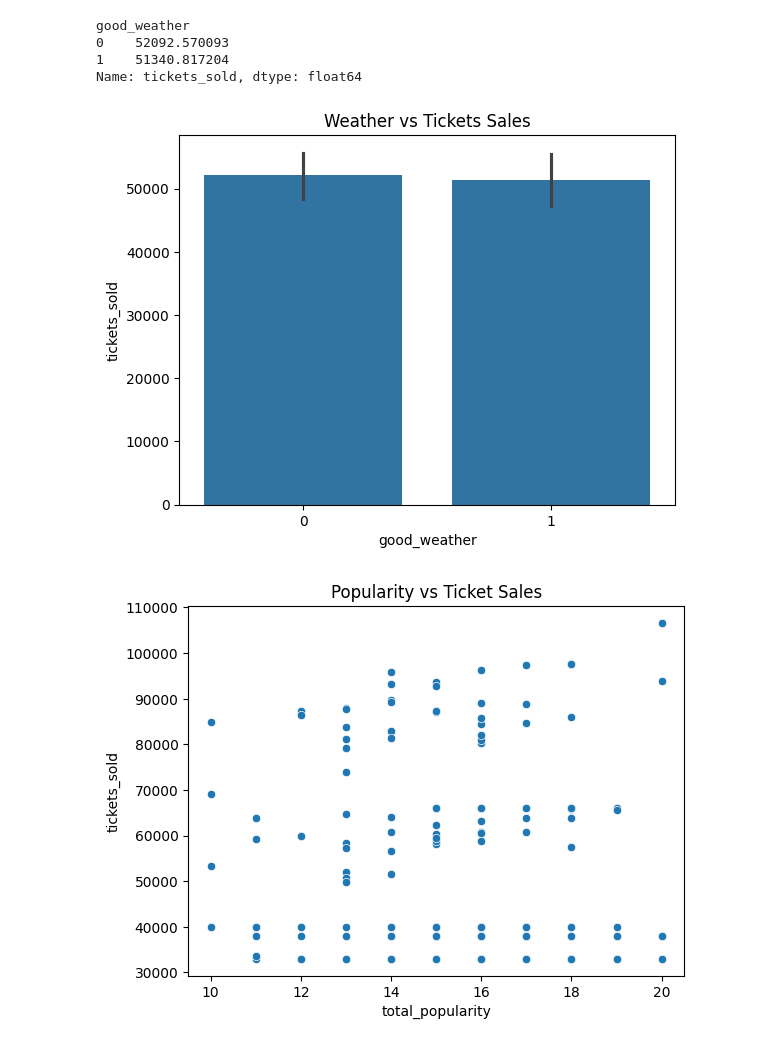
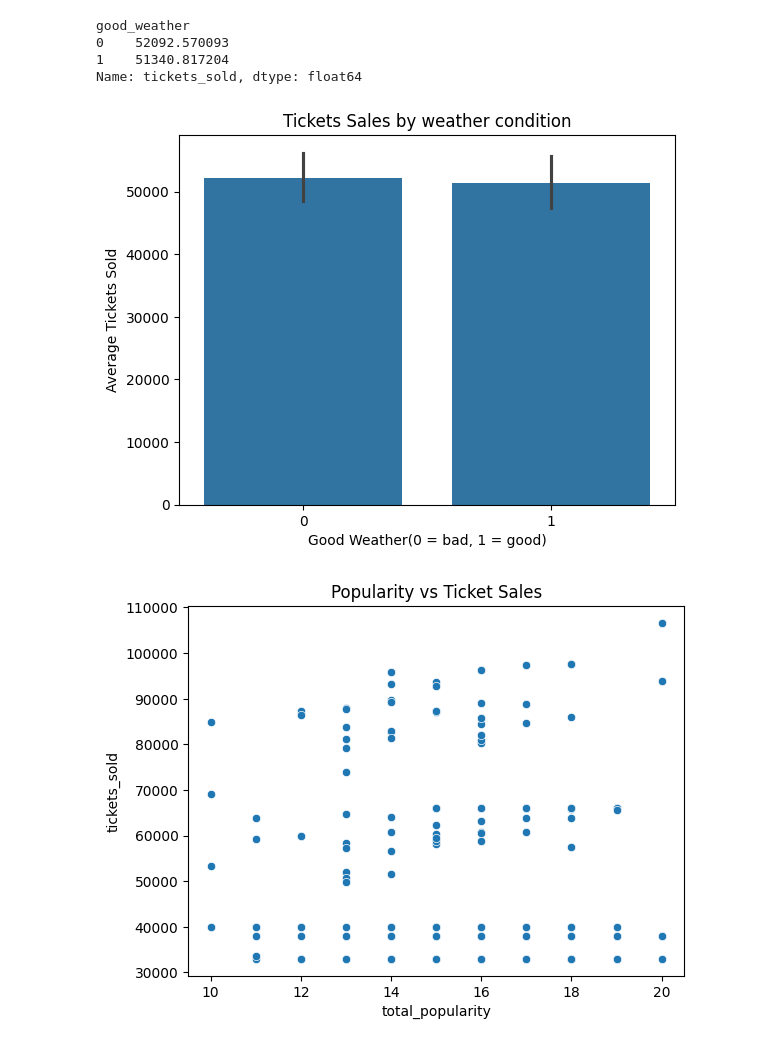
Before and after one commit to KRUPA006/ipl-ticket-demand-forecasting, a Jupyter notebook: notebook/analysis.ipynb, the cells around one changed output. Saved outputs shown, nothing was run; the diff lists cells and outputs as text; code cells hidden in the pictures.

Commit message:
Added model evaluation and improved visuals

```diff
--- a/notebook/analysis.ipynb
+++ b/notebook/analysis.ipynb
@@ -88,11 +88,13 @@ Name: tickets_sold, dtype: float64
 # %%
 import seaborn as sns
 import matplotlib.pyplot as plt
 sns.barplot(x="good_weather", y="tickets_sold", data=df)
-plt.title("Weather vs Tickets Sales")
+plt.title("Tickets Sales by weather condition")
+plt.xlabel("Good Weather(0 = bad, 1 = good)")
+plt.ylabel("Average Tickets Sold")
 plt.show()
 # %% [output]
-[figure, old version]
+[figure, new version]
 # %%
 df["total_popularity"]=df["popularity_team1"]+df["popularity_team2"]
 # %%
```
Also changed, not shown: parts of 3 cells of this notebook.
